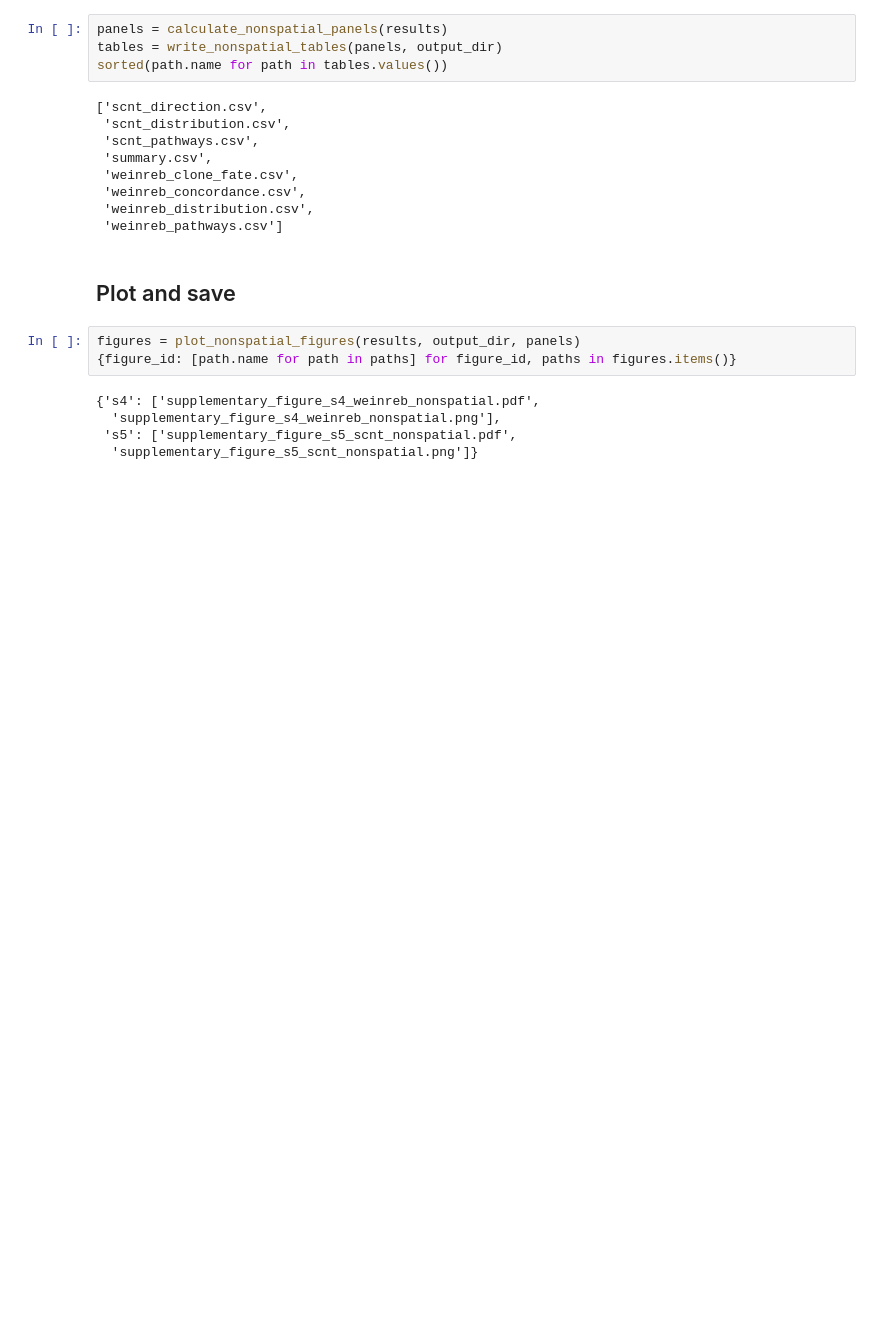
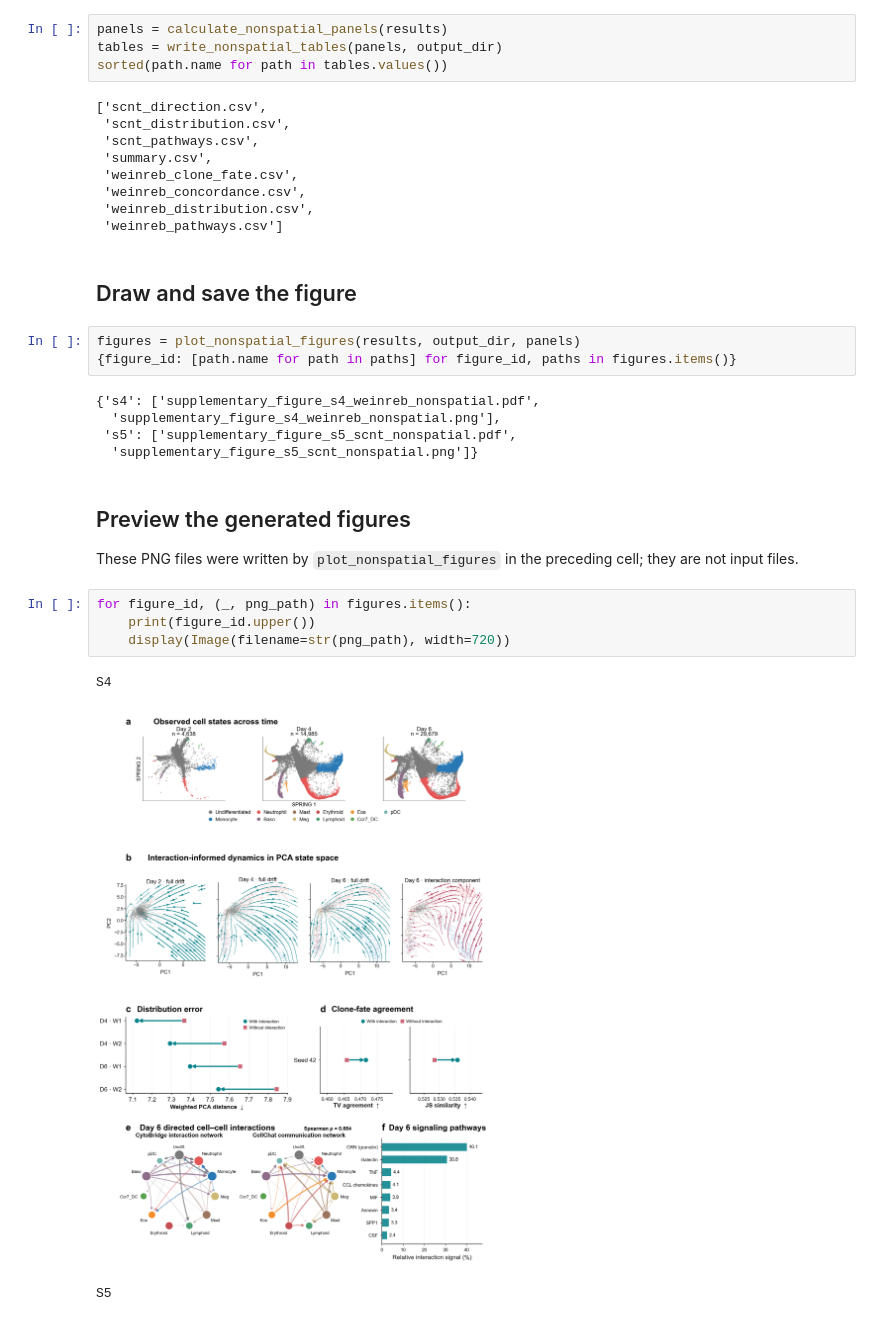
Before and after one commit to zhenyiizhang/cytobridge-spatial, a Jupyter notebook: docs/tutorials/paper_figures/nonspatial_figures.ipynb, the cells around one changed output. Saved outputs shown, nothing was run; the diff lists cells and outputs as text; blank space fills up the shorter version.

Commit message:
Make figure notebooks traceable and runnable

```diff
--- a/docs/tutorials/paper_figures/nonspatial_figures.ipynb
+++ b/docs/tutorials/paper_figures/nonspatial_figures.ipynb
@@ -36,7 +89,7 @@ sorted(path.name for path in tables.values())
  'weinreb_distribution.csv',
  'weinreb_pathways.csv']
 # %% [markdown]
-## Plot and save
+## Draw and save the figure
 # %%
 figures = plot_nonspatial_figures(results, output_dir, panels)
 {figure_id: [path.name for path in paths] for figure_id, paths in figures.items()}
@@ -45,3 +98,16 @@ figures = plot_nonspatial_figures(results, output_dir, panels)
   'supplementary_figure_s4_weinreb_nonspatial.png'],
  's5': ['supplementary_figure_s5_scnt_nonspatial.pdf',
   'supplementary_figure_s5_scnt_nonspatial.png']}
+# %% [markdown]
+## Preview the generated figures
+
+These PNG files were written by `plot_nonspatial_figures` in the preceding
+cell; they are not input files.
+# %%
+for figure_id, (_, png_path) in figures.items():
+    print(figure_id.upper())
+    display(Image(filename=str(png_path), width=720))
+# %% [output]
+S4
+[figure, added]
+S5
```
Also changed, not shown: parts of 8 cells of this notebook, 44 other files.
